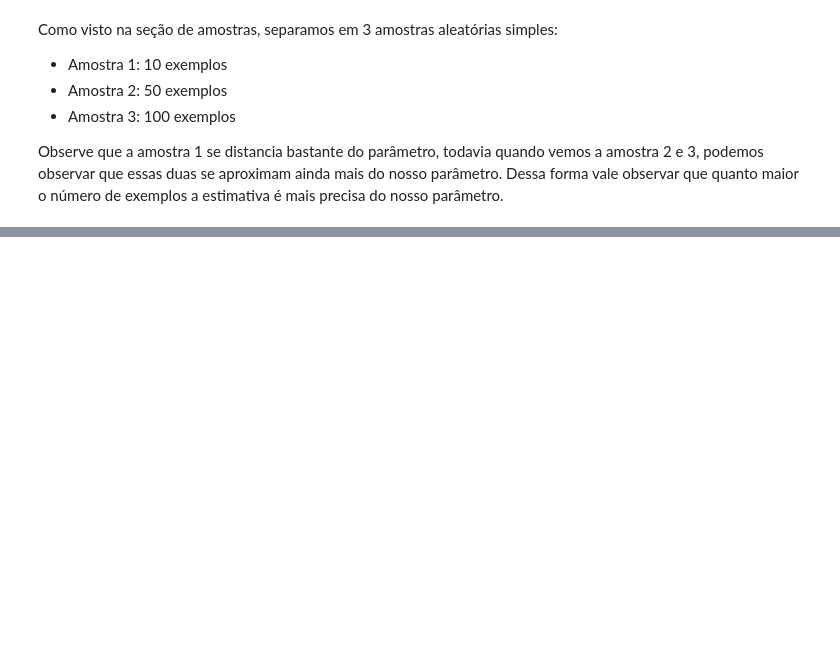
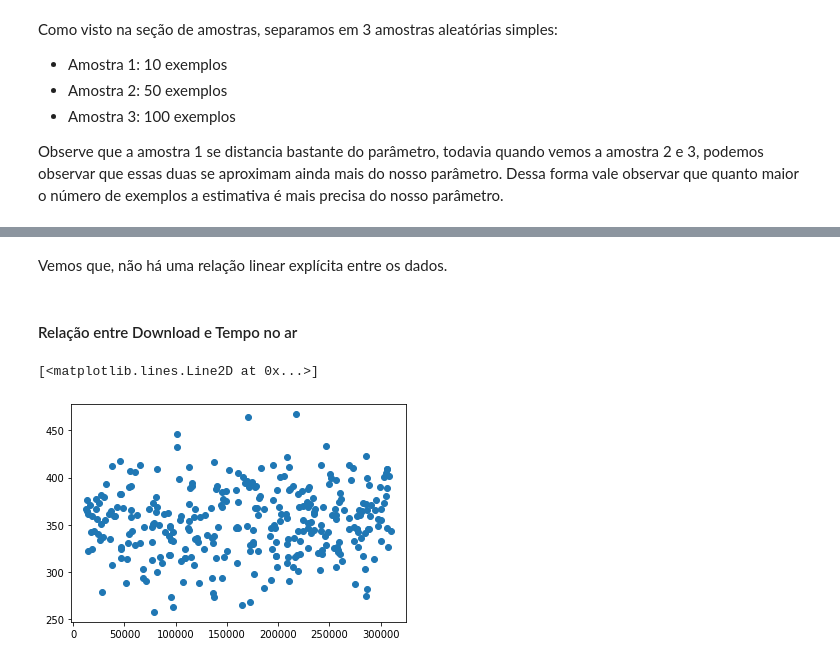
Before and after one commit to SteffanoP/06243-estatistica-exploratoria-I, a Jupyter notebook: Avaliacao_estatistica_de_um_banco_de_dados.ipynb, the cells around one changed output, grey strips where cells are left out. Saved outputs shown, nothing was run; the diff lists cells and outputs as text; code cells hidden in the pictures; blank space fills up the shorter version.

```diff
--- a/Avaliacao_estatistica_de_um_banco_de_dados.ipynb
+++ b/Avaliacao_estatistica_de_um_banco_de_dados.ipynb
@@ -259,0 +438,9 @@ Observe que a amostra 1 se distancia bastante do parâmetro, todavia quando vemo
+# %% [markdown]
+Vemos que, não há uma relação linear explícita entre os dados.
+# %% [markdown]
+#### Relação entre Download e Tempo no ar
+# %%
+plt.plot(dados_download, dados_tempo, 'o')
+# %% [output]
+[<matplotlib.lines.Line2D at 0x...>]
+[figure, added]
```
Also changed, not shown: parts of 57 cells of this notebook, 1 other file.
